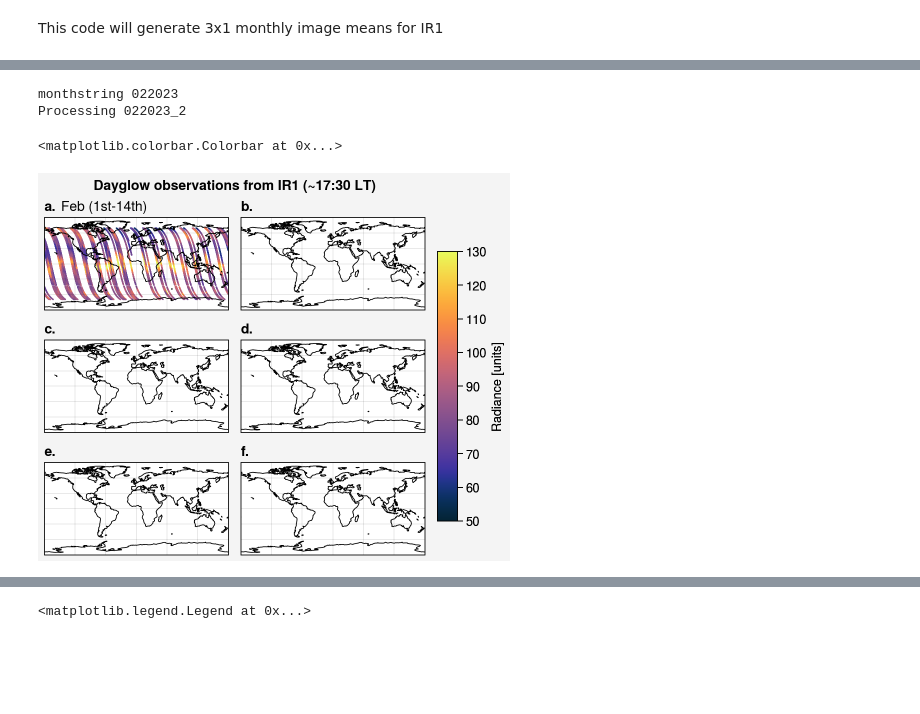
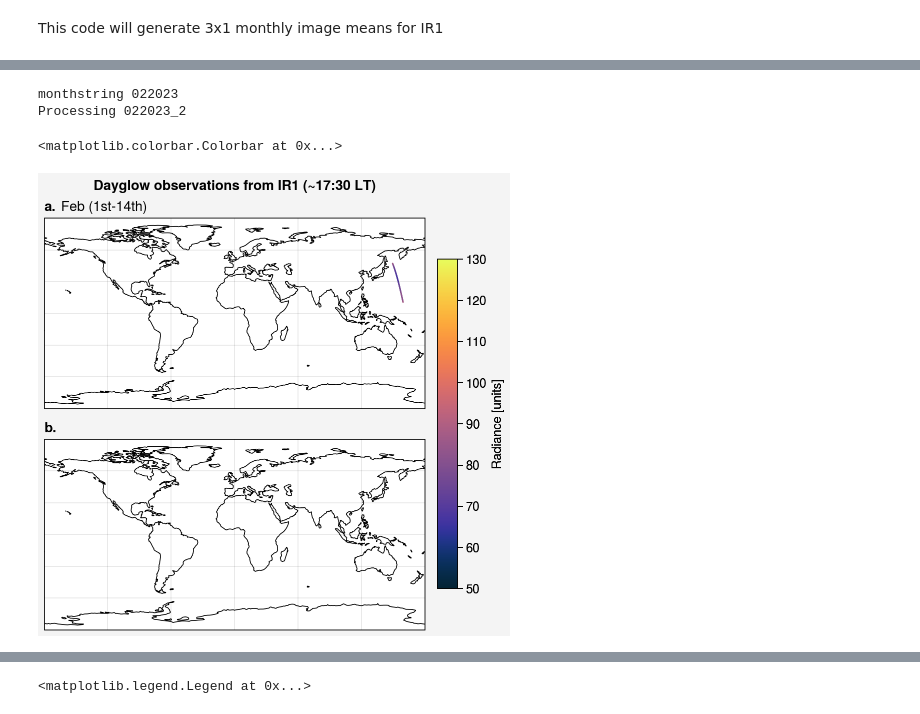
Before and after one commit to innosat-mats/MATS-analysis, a Jupyter notebook: Linda/small_scale_analysis/variablilty_analysis.ipynb, the cells around one changed output, grey strips where cells are left out. Drawn from its saved outputs; the diff is of its cells as text; code cells hidden in the pictures; blank space fills up the shorter version.

```diff
--- a/Linda/small_scale_analysis/variablilty_analysis.ipynb
+++ b/Linda/small_scale_analysis/variablilty_analysis.ipynb
@@ -26,4 +26,4 @@ def stack(image):
     stacked_im=np.stack(image.values)
     return stacked_im
 # %%
-CCDs=pd.read_pickle(f'/Users/lindamegner/MATS/MATS-retrieval/data/BjornsData/022023_2.pk1')
+df=pd.read_pickle(f'/Users/lindamegner/MATS/MATS-retrieval/data/BjornsData/022023_2.pk1')
@@ -46,7 +33,7 @@ Name: TPlocaltime, Length: 20999, dtype: datetime64[ns, UTC]
 # ASCENDING MAP PLOT /// UPDATED TO READ FROM L1b_v05
 
 fig = pplt.figure(figwidth='12cm')
-axs = fig.subplots(ncols=2, nrows=3, proj='cyl')
+axs = fig.subplots(ncols=1, nrows=2, proj='cyl')
 fig.format(suptitle='Dayglow observations from IR1 (~17:30 LT)',abc='a.',abcborder=False)
 axs.format(coast=True,landzorder=4,latlines=30, lonlines=60)
 #axs.format(lonlabels='b')
@@ -70,60 +57,64 @@ def stack(image):
     return stacked_im
 
 i=0
-subtitles=['Feb (1st-14th)', 'Feb (15st-28th)','March (1st-14th)', 'March (15st-31st)','April (1st-14th)', 'April (15st-31st)']
+subtitles=['Feb (1st-14th)']#, 'Feb (15st-28th)','March (1st-14th)', 'March (15st-31st)','April (1st-14th)', 'April (15st-31st)']
 for monthstring in monthstrings:
     print('monthstring',monthstring)
     for offset in [1]:
         for j in [1]:
             week = j + offset
             print(f'Processing {monthstring}_{week}')
-            CCDs=pd.read_pickle(f'/Users/lindamegner/MATS/MATS-retrieval/data/BjornsData/{monthstring}_{week}.pk1')
+            df=pd.read_pickle(f'/Users/lindamegner/MATS/MATS-retrieval/data/BjornsData/{monthstring}_{week}.pk1')
+            df=df[:100]
 
-            #CCDs=pd.read_pickle(f'/media/waves/AVAGO/data/MATS/pandas_csv/L1b_v05/7070/CCDSEL1/alts_80to90/finished/{monthstring}_{week}.pk1')
+            #df=pd.read_pickle(f'/media/waves/AVAGO/data/MATS/pandas_csv/L1b_v05/7070/CCDSEL1/alts_80to90/finished/{monthstring}_{week}.pk1')
 
             midday=DT.time(12, 0, 0)
 
             # STUPID ERROR IN FEB PART 1
-            CCDs = CCDs[(CCDs['CCDSEL'] == 1)]
+            df = df[(df['CCDSEL'] == 1)]
 
             # ascending
             if ascending:
-                CCDs = CCDs[(CCDs['TPlocaltime'].dt.time > midday)]
+                df = df[(df['TPlocaltime'].dt.time > midday)]
             else:
-                CCDs = CCDs[(CCDs['TPlocaltime'].dt.time < midday)]
+                df = df[(df['TPlocaltime'].dt.time < midday)]
 
             heights=np.array([80,81,82,83,84,85,86,87,88,89,90])
-            CCDs.ImageCalibrated = CCDs.ImageCalibrated.apply(np.mean, axis=1)
-            CCDs.ImageCalibrated = CCDs.ImageCalibrated.div(CCDs.TEXPMS/1000)
-            stacked_im=stack(CCDs.ImageCalibrated)
 
+            df.ImageCalibrated= df.ImageCalibrated.apply(np.mean, axis=1)
+            df.ImageCalibrated = df.ImageCalibrated.div(df.TEXPMS/1000)
+            #add_field_with_subtracted_rolling_mean(df, 'ImageCalibrated', 'ImageCalibrated_minus_rolling_mean', window_before=20, window_after=20, skipbefore=5, skipafter=5)
+            #df.ImageCalibrated_minus_rolling_mean_std= df.ImageCalibrated.apply(np.std, axis=1)
+
+            stacked_im=stack(df.ImageCalibrated)
             CCDs =xr.Dataset(data_vars=dict(
                         mean_im=(["time", "height"], stacked_im[:,:]),
-                        lon=(["time"], CCDs["TPlon"]),
-                        lat=(["time"], CCDs["TPlat"])),
+                        lon=(["time"], df["TPlon"]),
+                        lat=(["time"], df["TPlat"])),
             coords=dict(
-                time=pd.to_datetime(CCDs["EXPDate"]),
+                time=pd.to_datetime(df["EXPDate"]),
                 height=heights),
 
-            attrs=dict(description="CCD1 data."),
+            attrs=dict(description="CCD data."),
             )
 
             CCDs=CCDs.sel(height=86).where(CCDs.sel(height=86).mean_im > 20)
 
-            m=axs[i].scatter(CCDs.lon.values,CCDs.lat.values,c=CCDs.mean_im.values,s=0.2,cmap='Thermal',vmin=50,vmax=130)
-            axs[i].format(title=subtitles[i], titleloc='l')
+            m=axs[0].scatter(CCDs.lon.values,CCDs.lat.values,c=CCDs.mean_im.values,s=0.2,cmap='Thermal',vmin=50,vmax=130)
+            axs[0].format(title=subtitles[i], titleloc='l')
 
         i=i+1
 
 #axs[1].colorbar(m)
 fig.colorbar(m, label="Radiance [units]",loc='r',length=0.8)
 
 #fig.save('/home/waves/projects/MATS/global_patterns/notebooks/paper_figures/output/test.png',format='png')
 # %% [output]
 monthstring 022023
 Processing 022023_2
 <matplotlib.colorbar.Colorbar at 0x...>
-[figure, old version]
+[figure, new version]
 # %%
 CCDs['TPlocaltime']
 # %% [output]
```
Also changed, not shown: parts of 5 cells of this notebook, 20 other files.
